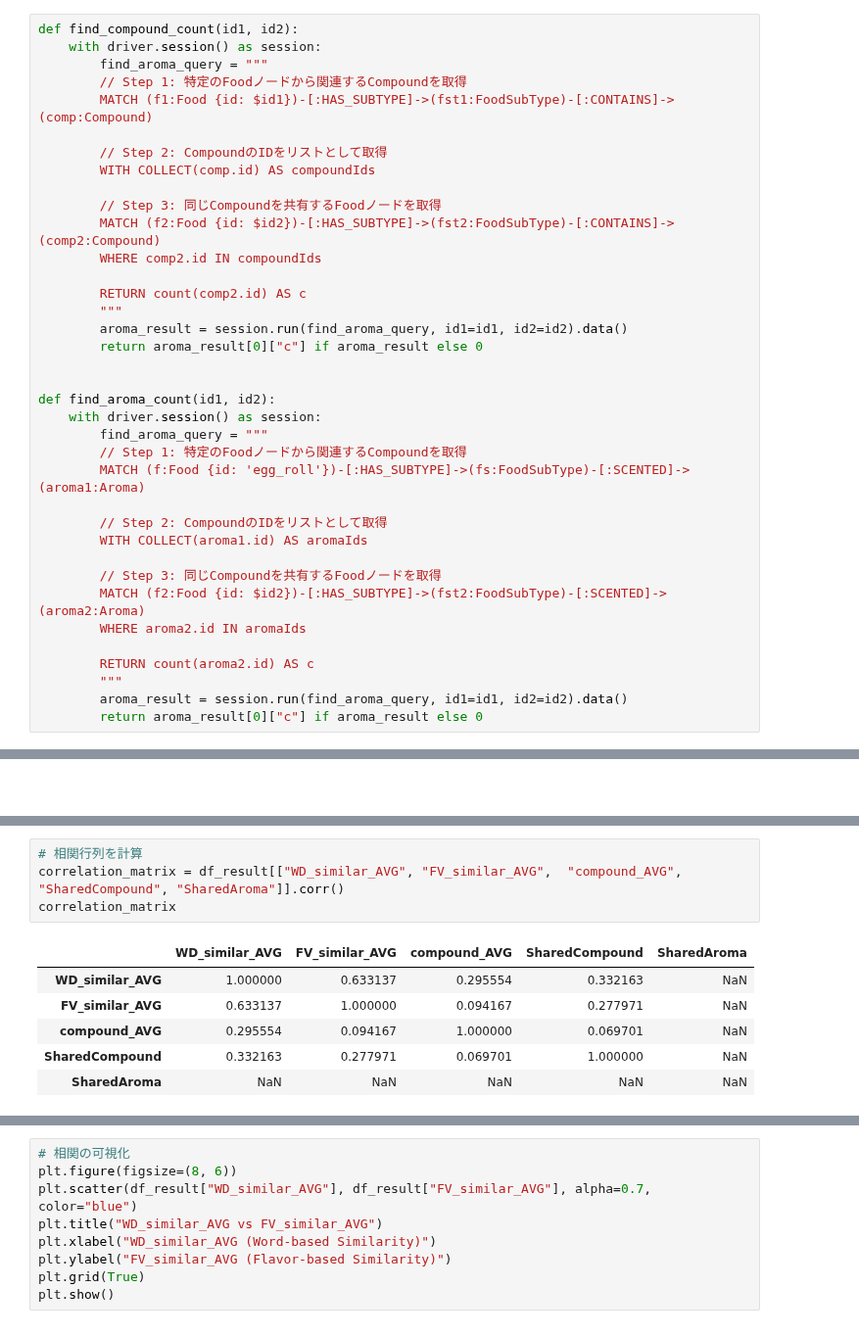
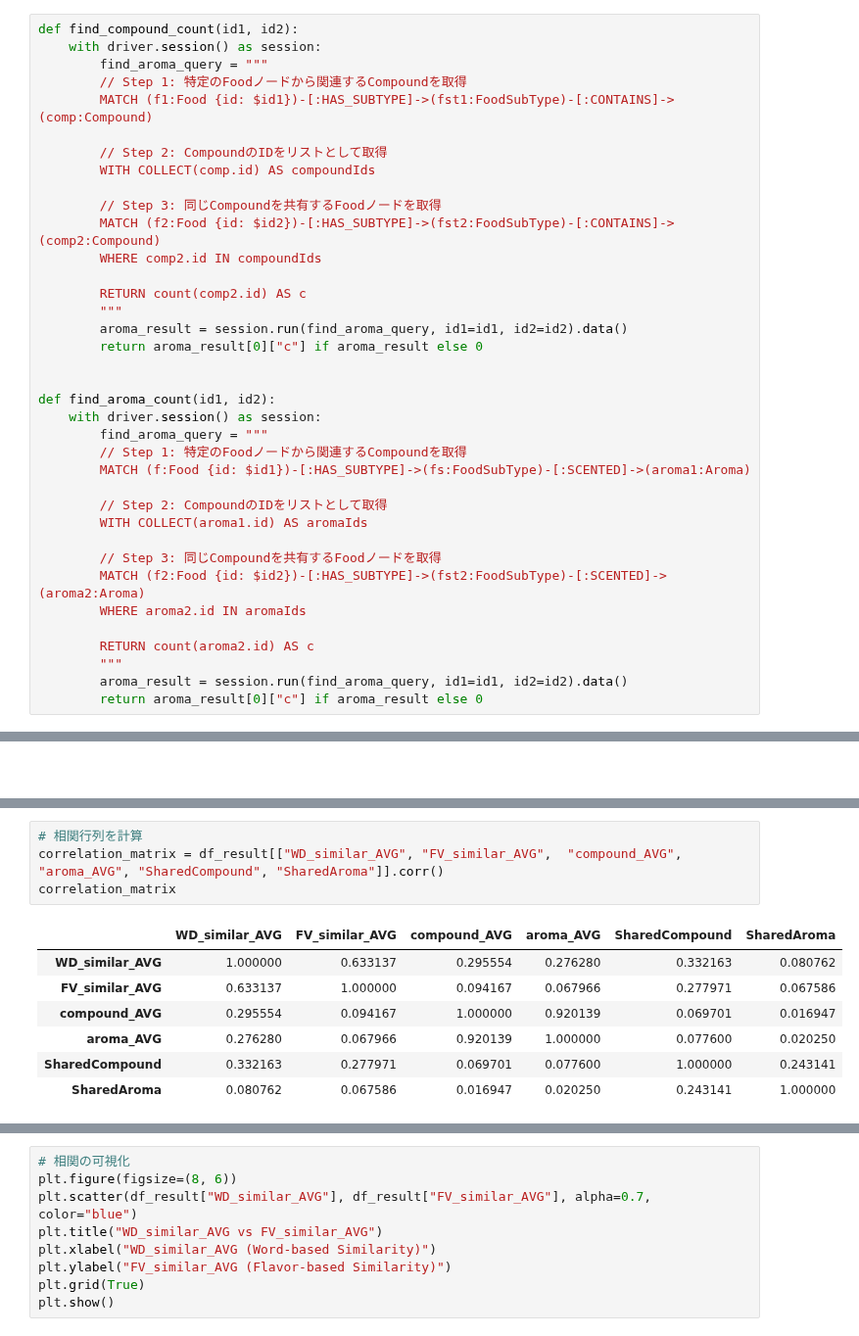
Before and after one commit to MariMurotani/RecipeHack, a Jupyter notebook: jupyter/analyze_word2_vec.ipynb, the cells around one changed output, grey strips where cells are left out. Shown at 98% size. Drawn from its saved outputs; the diff is of its cells as text.

```diff
--- a/jupyter/analyze_word2_vec.ipynb
+++ b/jupyter/analyze_word2_vec.ipynb
@@ -88,7 +88,7 @@ def find_aroma_count(id1, id2):
     with driver.session() as session:
         find_aroma_query = """
         // Step 1: 特定のFoodノードから関連するCompoundを取得
-        MATCH (f:Food {id: 'egg_roll'})-[:HAS_SUBTYPE]->(fs:FoodSubType)-[:SCENTED]->(aroma1:Aroma)
+        MATCH (f:Food {id: $id1})-[:HAS_SUBTYPE]->(fs:FoodSubType)-[:SCENTED]->(aroma1:Aroma)
 
         // Step 2: CompoundのIDをリストとして取得
         WITH COLLECT(aroma1.id) AS aromaIds
@@ -274,14 +275,15 @@ df_result[df_result["SharedCompound"] < 1]
 # %%
 # 相関行列を計算
-correlation_matrix = df_result[["WD_similar_AVG", "FV_similar_AVG",  "compound_AVG", "SharedCompound", "SharedAroma"]].corr()
+correlation_matrix = df_result[["WD_similar_AVG", "FV_similar_AVG",  "compound_AVG", "aroma_AVG", "SharedCompound", "SharedAroma"]].corr()
 correlation_matrix
 # %% [output]
-|  | WD_similar_AVG | FV_similar_AVG | compound_AVG | SharedCompound | SharedAroma |
-| WD_similar_AVG | 1.000000 | 0.633137 | 0.295554 | 0.332163 | NaN |
-| FV_similar_AVG | 0.633137 | 1.000000 | 0.094167 | 0.277971 | NaN |
-| compound_AVG | 0.295554 | 0.094167 | 1.000000 | 0.069701 | NaN |
-| SharedCompound | 0.332163 | 0.277971 | 0.069701 | 1.000000 | NaN |
-| SharedAroma | NaN | NaN | NaN | NaN | NaN |
+|  | WD_similar_AVG | FV_similar_AVG | compound_AVG | aroma_AVG | SharedCompound | SharedAroma |
+| WD_similar_AVG | 1.000000 | 0.633137 | 0.295554 | 0.276280 | 0.332163 | 0.080762 |
+| FV_similar_AVG | 0.633137 | 1.000000 | 0.094167 | 0.067966 | 0.277971 | 0.067586 |
+| compound_AVG | 0.295554 | 0.094167 | 1.000000 | 0.920139 | 0.069701 | 0.016947 |
+| aroma_AVG | 0.276280 | 0.067966 | 0.920139 | 1.000000 | 0.077600 | 0.020250 |
+| SharedCompound | 0.332163 | 0.277971 | 0.069701 | 0.077600 | 1.000000 | 0.243141 |
+| SharedAroma | 0.080762 | 0.067586 | 0.016947 | 0.020250 | 0.243141 | 1.000000 |
 # %%
 # ヒートマップをプロット
 plt.figure(figsize=(10, 8))
```
Also changed, not shown: parts of 5 cells of this notebook.
